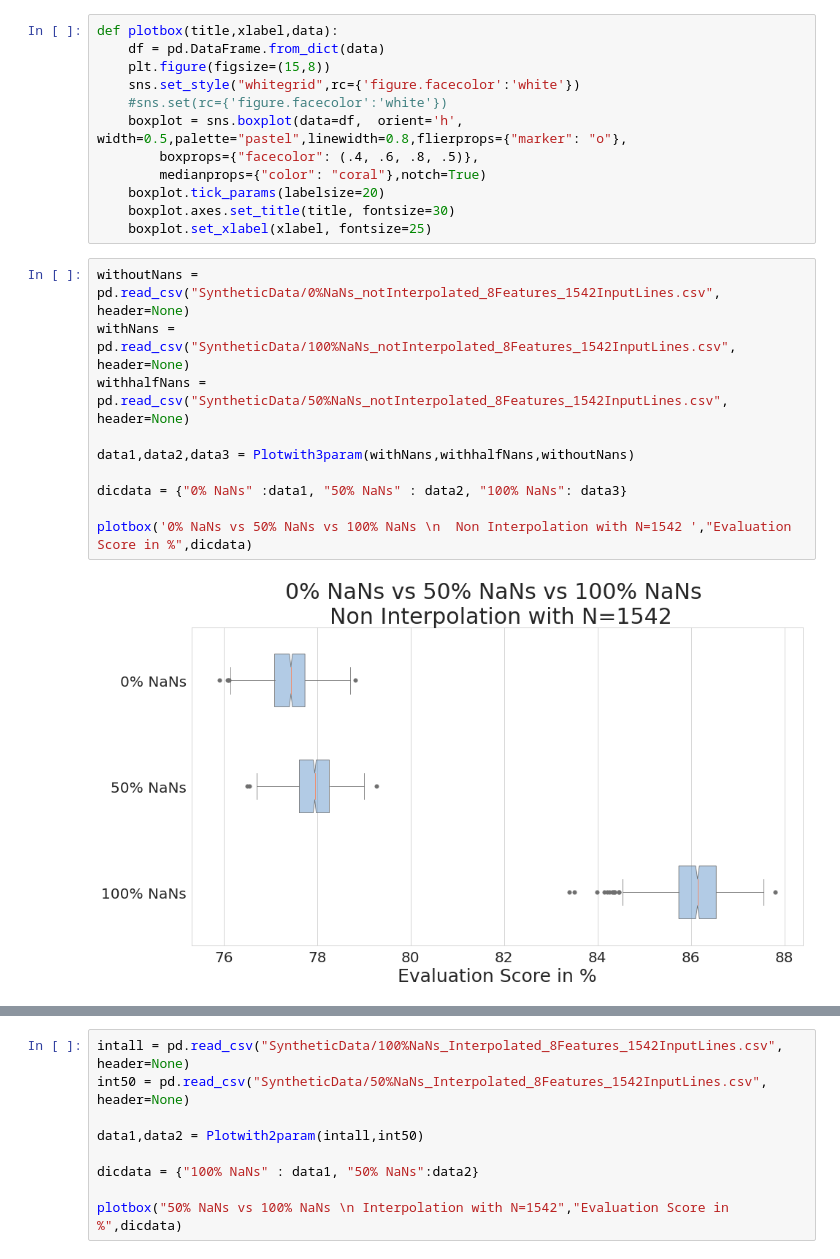
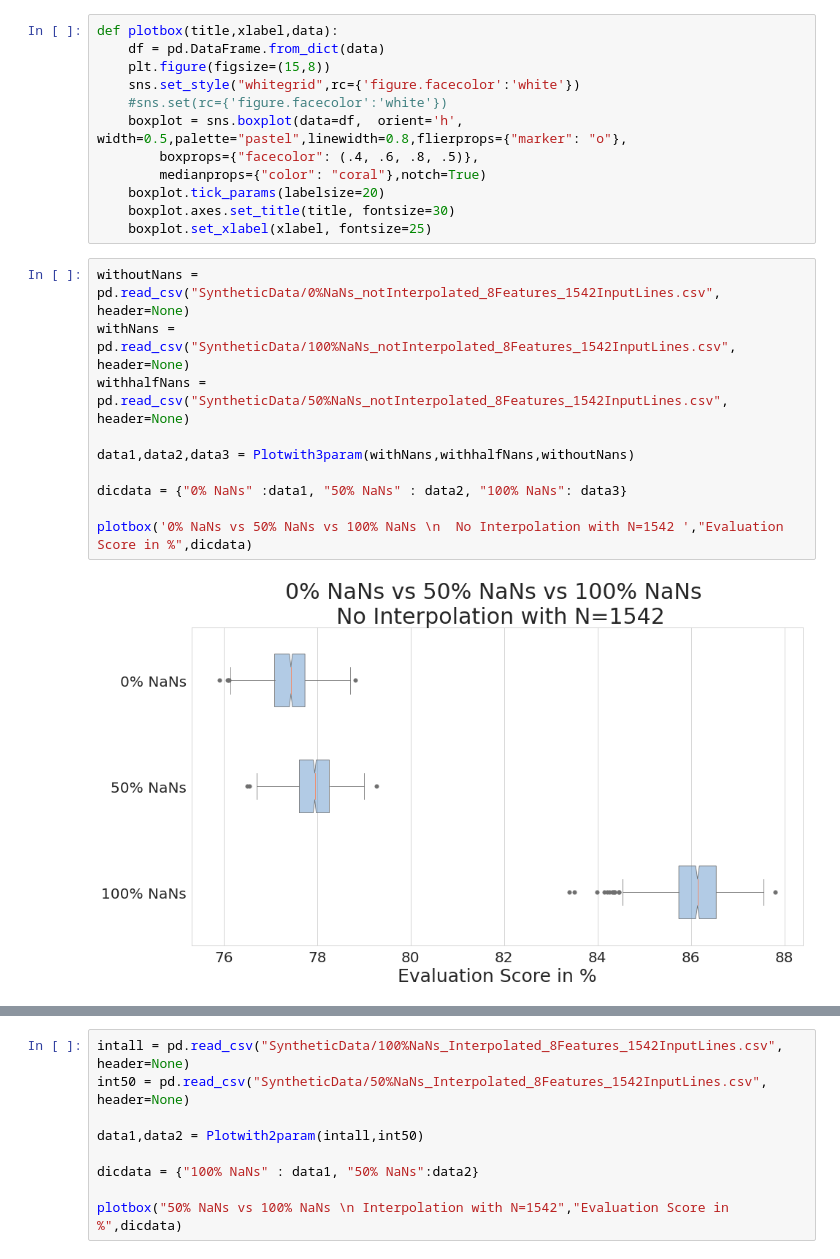
Before and after one commit to dude2033/data_synthesizer, a Jupyter notebook: DataVisualization.ipynb, the cells around one changed output, grey strips where cells are left out. Cells and saved outputs as stored; diff of their text form.

```diff
--- a/DataVisualization.ipynb
+++ b/DataVisualization.ipynb
@@ -49,12 +49,12 @@ def plotbox(title,xlabel,data):
 # %%
 withoutNans = pd.read_csv("SyntheticData/0%NaNs_notInterpolated_8Features_1542InputLines.csv", header=None)
 withNans = pd.read_csv("SyntheticData/100%NaNs_notInterpolated_8Features_1542InputLines.csv", header=None)
 withhalfNans = pd.read_csv("SyntheticData/50%NaNs_notInterpolated_8Features_1542InputLines.csv", header=None)
 
 data1,data2,data3 = Plotwith3param(withNans,withhalfNans,withoutNans)
 
 dicdata = {"0% NaNs" :data1, "50% NaNs" : data2, "100% NaNs": data3}
 
-plotbox('0% NaNs vs 50% NaNs vs 100% NaNs \n  Non Interpolation with N=1542 ',"Evaluation Score in %",dicdata)
+plotbox('0% NaNs vs 50% NaNs vs 100% NaNs \n  No Interpolation with N=1542 ',"Evaluation Score in %",dicdata)
 # %% [output]
-[figure, old version]
+[figure, new version]
```
Also changed, not shown: parts of 4 cells of this notebook.
